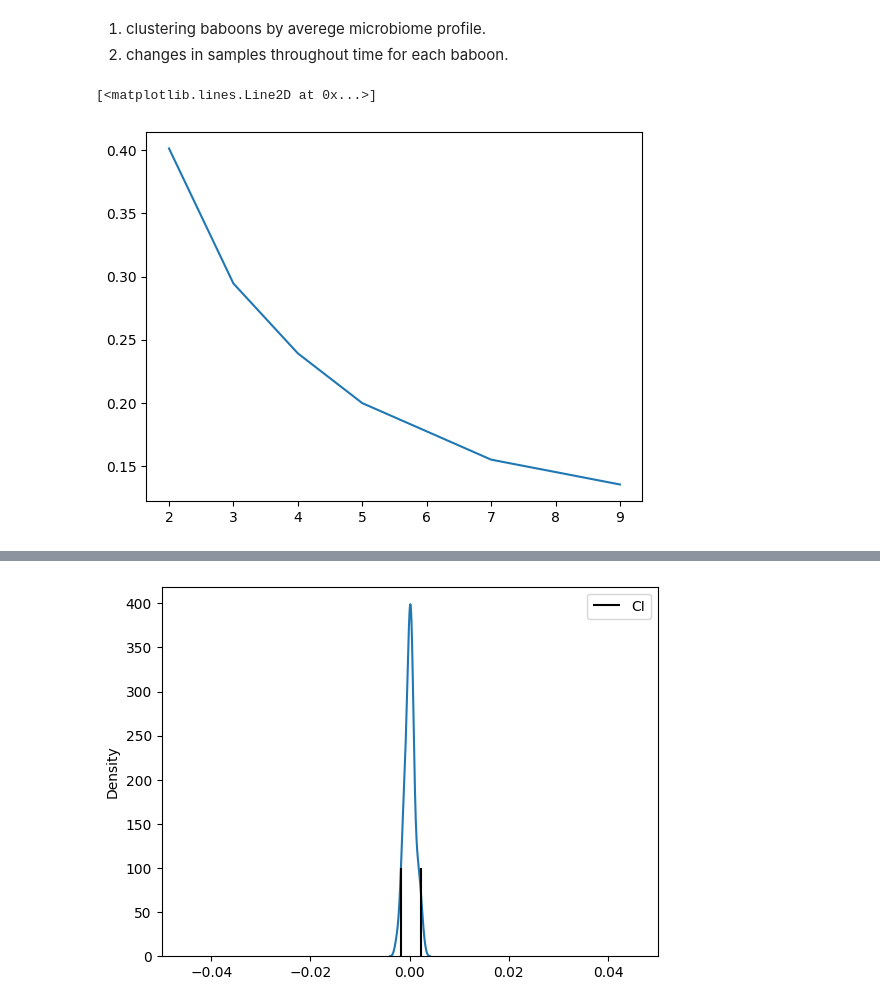
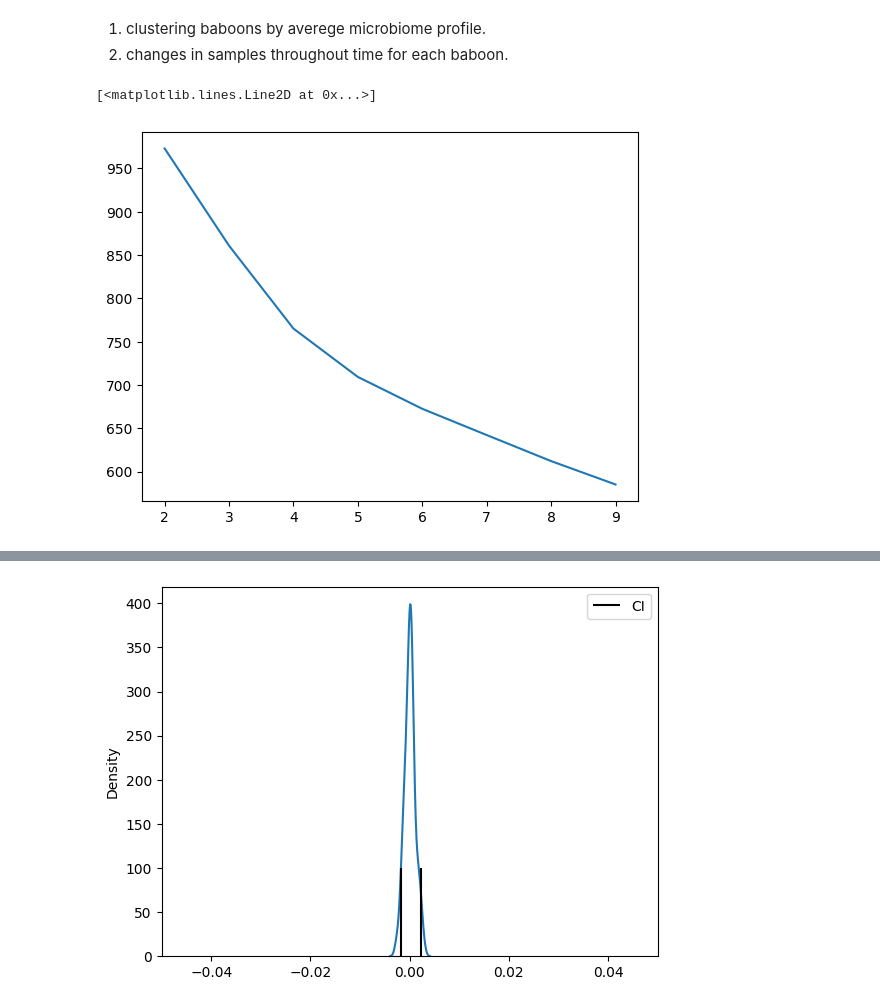
Before and after one commit to yuvaldotan/workshop_microbiome, a Jupyter notebook: microbiome aitchison.ipynb, the cells around one changed output, grey strips where cells are left out. Cells and saved outputs as stored; diff of their text form; code cells hidden in the pictures.

```diff
--- a/microbiome aitchison.ipynb
+++ b/microbiome aitchison.ipynb
@@ -43,8 +43,9 @@ plt.show()
 [figure]
 # %%
 def aitchison_normalization(df):
-    D = df.shape[1]
-    values = df.values
+    dataf = df.copy()
+    D = dataf.shape[1]
+    values = dataf.values
     values[values == 0] = 10 ** - 100
 
     for i, row in enumerate(values):
@@ -53,4 +54,4 @@ def aitchison_normalization(df):
 
 
 
-    return pd.DataFrame(values, columns= df.columns, index=df.index)
+    return pd.DataFrame(values, columns= dataf.columns, index=dataf.index)
@@ -120,24 +106,23 @@ np.mean(metadata_df.groupby("baboon_id")["collection_date"].count())
 # add baboon_id column
 data_df["baboon_id"] = metadata_df["baboon_id"]
 
-data_df_avg = data_df.groupby("baboon_id").mean()
+data_df_avg = aitchison_normalization(data_df.groupby("baboon_id").mean())
 # %%
-import os
-os.environ["OMP_NUM_THREADS"] = '1'
+
 from sklearn.cluster import KMeans
 
 
 distortions = []
 for k in tqdm(range(2, 10)):
     val = 0
     for _ in range(10):
         kmeans = KMeans(n_clusters=k, n_init=10)
         kmeans.fit(data_df_avg.values)
         val += kmeans.inertia_
 
     distortions.append(val/10)
 plt.plot(range(2,10),distortions)
 # %% [output]
 [<matplotlib.lines.Line2D at 0x...>]
-[figure, old version]
+[figure, new version]
 # %%
```
Also changed, not shown: parts of 16 cells of this notebook.
